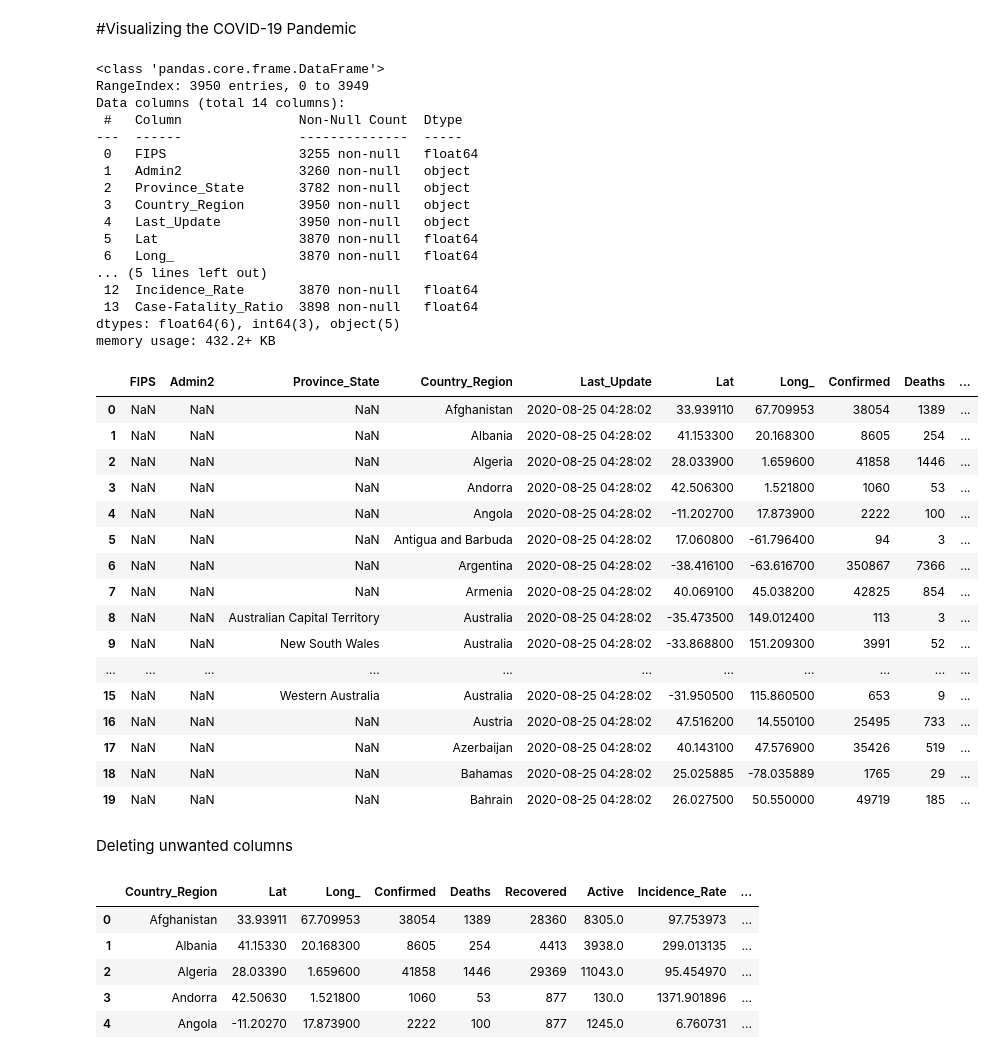
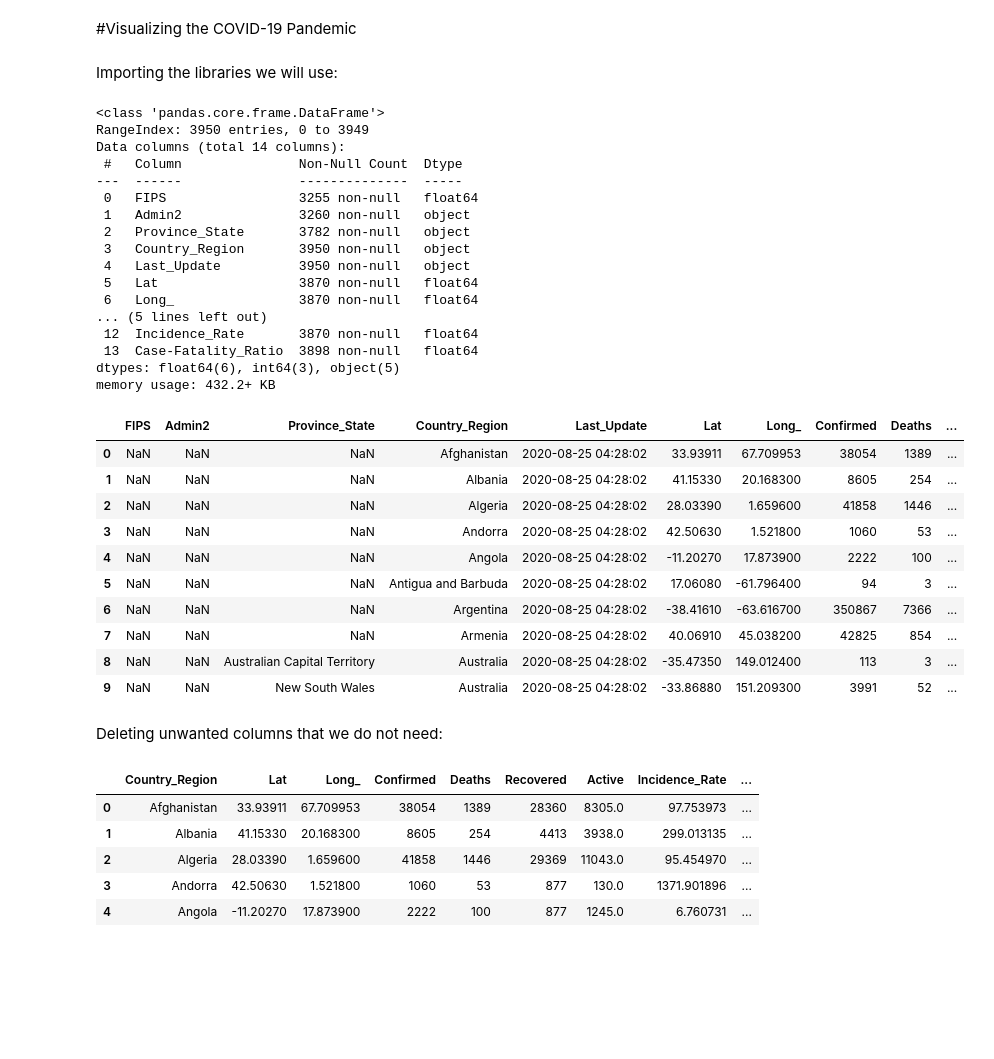
Before and after one commit to terrencekwon/data-science-portfolio, a Jupyter notebook: covid19_visualization.ipynb, the cells around one changed output. Saved outputs shown, nothing was run; the diff lists cells and outputs as text; code cells hidden in the pictures; blank space fills up the shorter version.

```diff
--- a/covid19_visualization.ipynb
+++ b/covid19_visualization.ipynb
@@ -2,6 +2,8 @@
 <a href="https://colab.research.google.com/github/terrencekwon/data-science-portfolio/blob/master/covid19_visualization.ipynb" target="_parent"><img src="https://colab.research.google.com/assets/colab-badge.svg" alt="Open In Colab"/></a>
 # %% [markdown]
 #Visualizing the COVID-19 Pandemic
+# %% [markdown]
+Importing the libraries we will use:
 # %%
 import numpy as np
 import pandas as pd
@@ -11,46 +13,40 @@ import seaborn as sns
 # %%
 path = 'https://raw.githubusercontent.com/CSSEGISandData/COVID-19/master/csse_covid_19_data/csse_covid_19_daily_reports/08-24-2020.csv'
 df = pd.read_csv(path)
 
 df.info()
-df.head(20)
+df.head(10)
 # %% [output]
 <class 'pandas.core.frame.DataFrame'>
 RangeIndex: 3950 entries, 0 to 3949
 Data columns (total 14 columns):
  #   Column               Non-Null Count  Dtype
 ---  ------               --------------  -----
  0   FIPS                 3255 non-null   float64
  1   Admin2               3260 non-null   object
  2   Province_State       3782 non-null   object
  3   Country_Region       3950 non-null   object
  4   Last_Update          3950 non-null   object
  5   Lat                  3870 non-null   float64
  6   Long_                3870 non-null   float64
 ... (5 lines left out)
  12  Incidence_Rate       3870 non-null   float64
  13  Case-Fatality_Ratio  3898 non-null   float64
 dtypes: float64(6), int64(3), object(5)
 memory usage: 432.2+ KB
 |  | FIPS | Admin2 | Province_State | Country_Region | Last_Update | Lat | Long_ | Confirmed | Deaths | ... |
-| 0 | NaN | NaN | NaN | Afghanistan | 2020-08-25 04:28:02 | 33.939110 | 67.709953 | 38054 | 1389 | ... |
-| 1 | NaN | NaN | NaN | Albania | 2020-08-25 04:28:02 | 41.153300 | 20.168300 | 8605 | 254 | ... |
-| 2 | NaN | NaN | NaN | Algeria | 2020-08-25 04:28:02 | 28.033900 | 1.659600 | 41858 | 1446 | ... |
-| 3 | NaN | NaN | NaN | Andorra | 2020-08-25 04:28:02 | 42.506300 | 1.521800 | 1060 | 53 | ... |
-| 4 | NaN | NaN | NaN | Angola | 2020-08-25 04:28:02 | -11.202700 | 17.873900 | 2222 | 100 | ... |
-| 5 | NaN | NaN | NaN | Antigua and Barbuda | 2020-08-25 04:28:02 | 17.060800 | -61.796400 | 94 | 3 | ... |
-| 6 | NaN | NaN | NaN | Argentina | 2020-08-25 04:28:02 | -38.416100 | -63.616700 | 350867 | 7366 | ... |
-| 7 | NaN | NaN | NaN | Armenia | 2020-08-25 04:28:02 | 40.069100 | 45.038200 | 42825 | 854 | ... |
-| 8 | NaN | NaN | Australian Capital Territory | Australia | 2020-08-25 04:28:02 | -35.473500 | 149.012400 | 113 | 3 | ... |
-| 9 | NaN | NaN | New South Wales | Australia | 2020-08-25 04:28:02 | -33.868800 | 151.209300 | 3991 | 52 | ... |
-| ... | ... | ... | ... | ... | ... | ... | ... | ... | ... | ... |
-| 15 | NaN | NaN | Western Australia | Australia | 2020-08-25 04:28:02 | -31.950500 | 115.860500 | 653 | 9 | ... |
-| 16 | NaN | NaN | NaN | Austria | 2020-08-25 04:28:02 | 47.516200 | 14.550100 | 25495 | 733 | ... |
-| 17 | NaN | NaN | NaN | Azerbaijan | 2020-08-25 04:28:02 | 40.143100 | 47.576900 | 35426 | 519 | ... |
-| 18 | NaN | NaN | NaN | Bahamas | 2020-08-25 04:28:02 | 25.025885 | -78.035889 | 1765 | 29 | ... |
-| 19 | NaN | NaN | NaN | Bahrain | 2020-08-25 04:28:02 | 26.027500 | 50.550000 | 49719 | 185 | ... |
+| 0 | NaN | NaN | NaN | Afghanistan | 2020-08-25 04:28:02 | 33.93911 | 67.709953 | 38054 | 1389 | ... |
+| 1 | NaN | NaN | NaN | Albania | 2020-08-25 04:28:02 | 41.15330 | 20.168300 | 8605 | 254 | ... |
+| 2 | NaN | NaN | NaN | Algeria | 2020-08-25 04:28:02 | 28.03390 | 1.659600 | 41858 | 1446 | ... |
+| 3 | NaN | NaN | NaN | Andorra | 2020-08-25 04:28:02 | 42.50630 | 1.521800 | 1060 | 53 | ... |
+| 4 | NaN | NaN | NaN | Angola | 2020-08-25 04:28:02 | -11.20270 | 17.873900 | 2222 | 100 | ... |
+| 5 | NaN | NaN | NaN | Antigua and Barbuda | 2020-08-25 04:28:02 | 17.06080 | -61.796400 | 94 | 3 | ... |
+| 6 | NaN | NaN | NaN | Argentina | 2020-08-25 04:28:02 | -38.41610 | -63.616700 | 350867 | 7366 | ... |
+| 7 | NaN | NaN | NaN | Armenia | 2020-08-25 04:28:02 | 40.06910 | 45.038200 | 42825 | 854 | ... |
+| 8 | NaN | NaN | Australian Capital Territory | Australia | 2020-08-25 04:28:02 | -35.47350 | 149.012400 | 113 | 3 | ... |
+| 9 | NaN | NaN | New South Wales | Australia | 2020-08-25 04:28:02 | -33.86880 | 151.209300 | 3991 | 52 | ... |
 # %% [markdown]
-Deleting unwanted columns
+Deleting unwanted columns that we do not need:
 # %%
 df = df.drop(columns=['FIPS', 'Admin2', 'Province_State', 'Last_Update', 'Combined_Key'])
 df.head()
```
Also changed, not shown: parts of 1 cell of this notebook.
